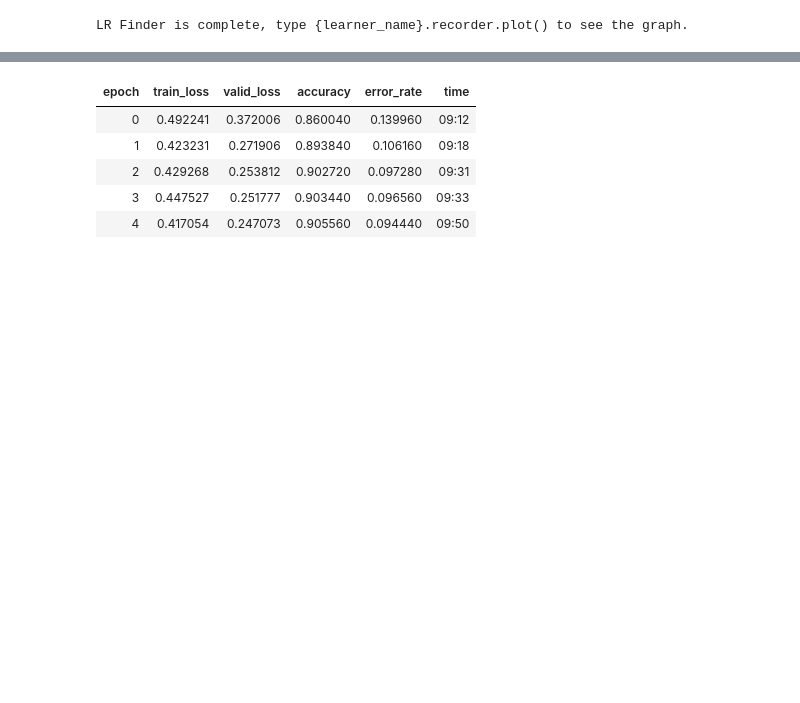
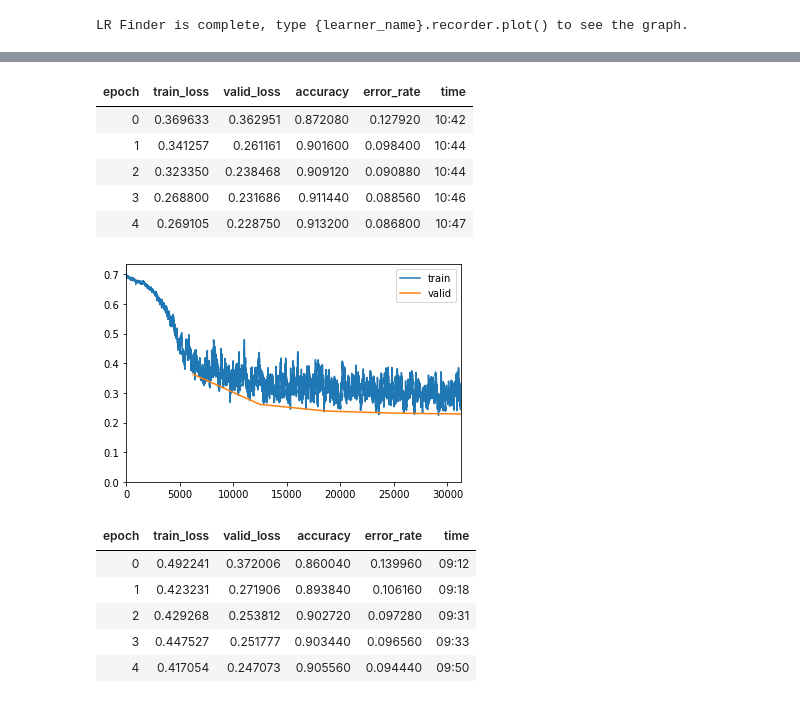
Before and after one commit to Sylar257/Transformers-in-NLP, a Jupyter notebook: Transformer training with Language model tuning.ipynb, the cells around one changed output, grey strips where cells are left out. Cells and saved outputs as stored; diff of their text form; code cells hidden in the pictures; blank space fills up the shorter version.

```diff
--- a/Transformer training with Language model tuning.ipynb
+++ b/Transformer training with Language model tuning.ipynb
@@ -1037,3 +1068,13 @@ Min loss divided by 10: 4.79E-05
+# %%
+learner.fit_one_cycle(5, 1e-4 ,moms=(0.8,0.7))
+# %% [output]
+| epoch | train_loss | valid_loss | accuracy | error_rate | time |
+| 0 | 0.369633 | 0.362951 | 0.872080 | 0.127920 | 10:42 |
+| 1 | 0.341257 | 0.261161 | 0.901600 | 0.098400 | 10:44 |
+| 2 | 0.323350 | 0.238468 | 0.909120 | 0.090880 | 10:44 |
+| 3 | 0.268800 | 0.231686 | 0.911440 | 0.088560 | 10:46 |
+| 4 | 0.269105 | 0.228750 | 0.913200 | 0.086800 | 10:47 |
+[figure, added]
 # %%
 learner.fit_one_cycle(5, 2e-4 ,moms=(0.8,0.7))
 # %% [output]
```
Also changed, not shown: parts of 16 cells of this notebook.
